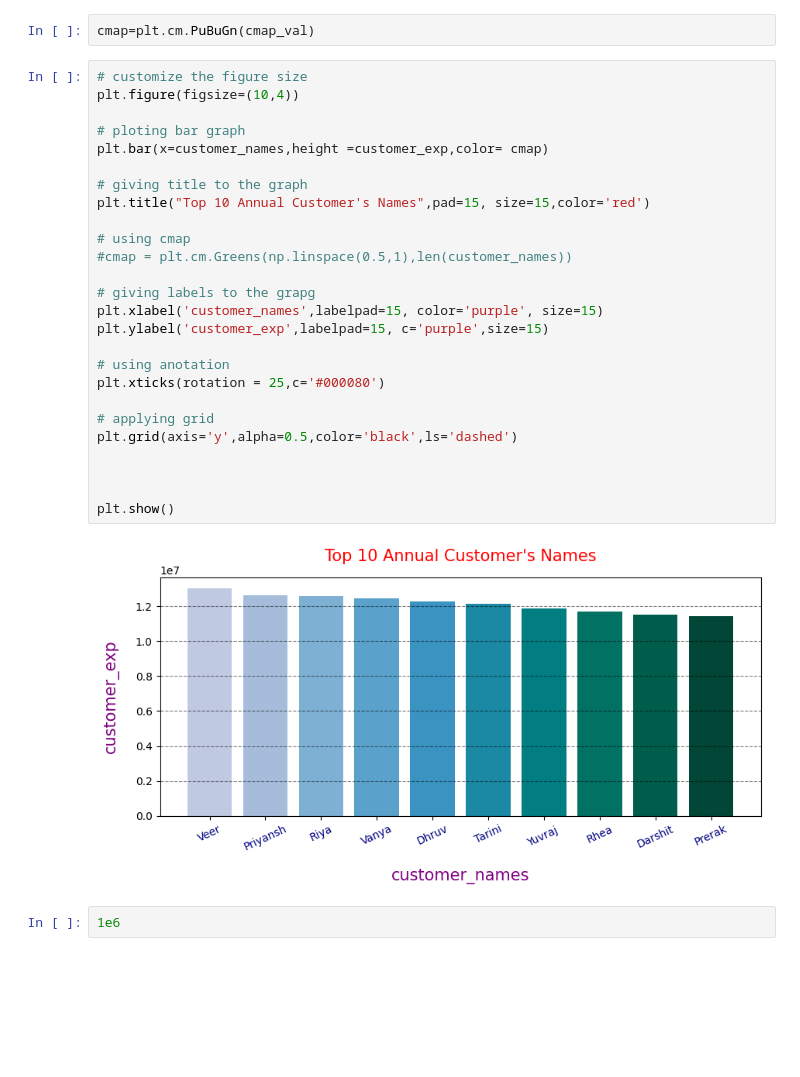
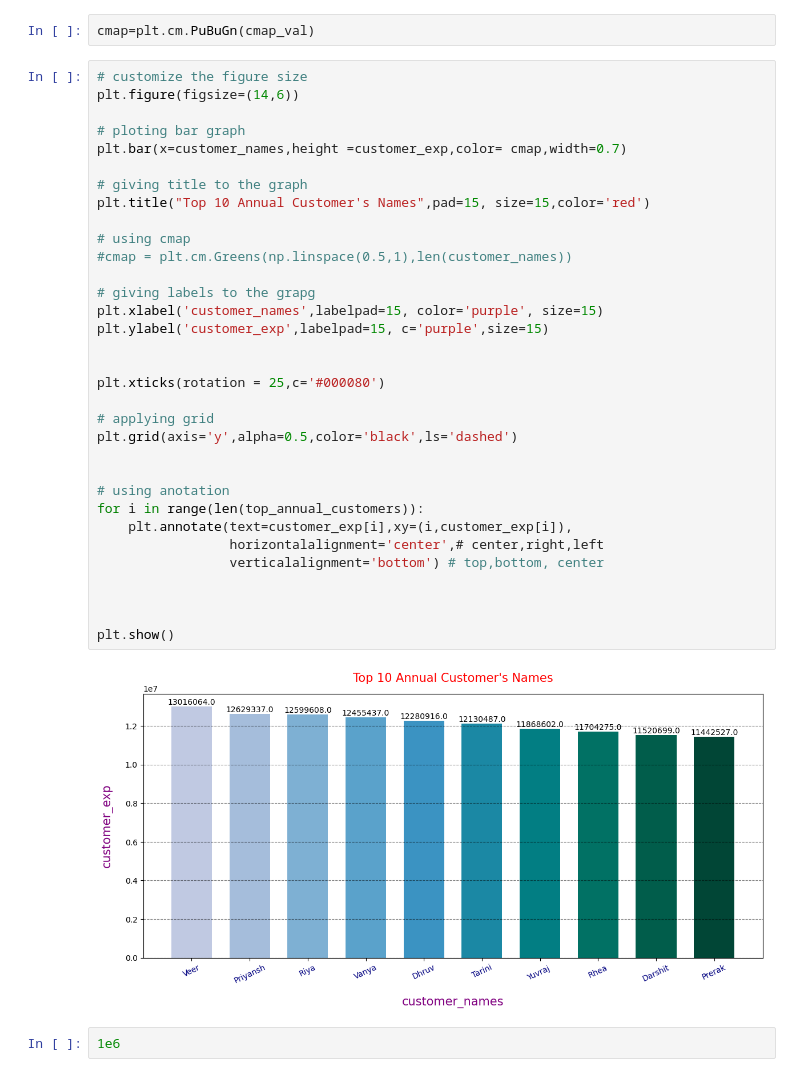
Before and after one commit to MolyaRoshida03/ecommerce_analysis, a Jupyter notebook: SwiftMarket.ipynb, the cells around one changed output. Cells and saved outputs as stored; diff of their text form; blank space fills up the shorter version.

```diff
--- a/SwiftMarket.ipynb
+++ b/SwiftMarket.ipynb
@@ -140,32 +140,39 @@ cmap_val = np.linspace(0.3,1,10)
 cmap=plt.cm.PuBuGn(cmap_val)
 # %%
 # customize the figure size
-plt.figure(figsize=(10,4))
+plt.figure(figsize=(14,6))
 
 # ploting bar graph
-plt.bar(x=customer_names,height =customer_exp,color= cmap)
+plt.bar(x=customer_names,height =customer_exp,color= cmap,width=0.7)
 
 # giving title to the graph
 plt.title("Top 10 Annual Customer's Names",pad=15, size=15,color='red')
 
 # using cmap
 #cmap = plt.cm.Greens(np.linspace(0.5,1),len(customer_names))
 
 # giving labels to the grapg
 plt.xlabel('customer_names',labelpad=15, color='purple', size=15)
 plt.ylabel('customer_exp',labelpad=15, c='purple',size=15)
 
-# using anotation
+
 plt.xticks(rotation = 25,c='#000080')
 
 # applying grid
 plt.grid(axis='y',alpha=0.5,color='black',ls='dashed')
 
 
+# using anotation
+for i in range(len(top_annual_customers)):
+    plt.annotate(text=customer_exp[i],xy=(i,customer_exp[i]),
+                 horizontalalignment='center',# center,right,left
+                 verticalalignment='bottom') # top,bottom, center
+
+
 
 plt.show()
 # %% [output]
-[figure, old version]
+[figure, new version]
 # %%
 1e6
 # %% [output]
```
Also changed, not shown: parts of 4 cells of this notebook.
